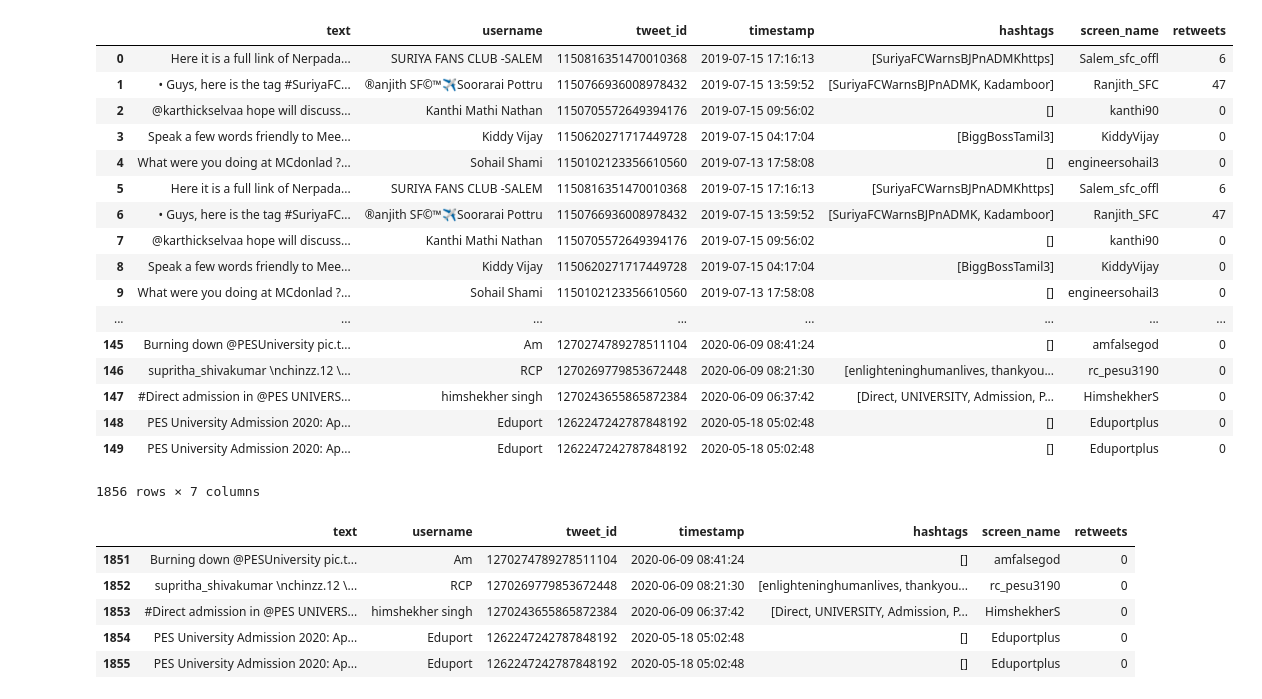
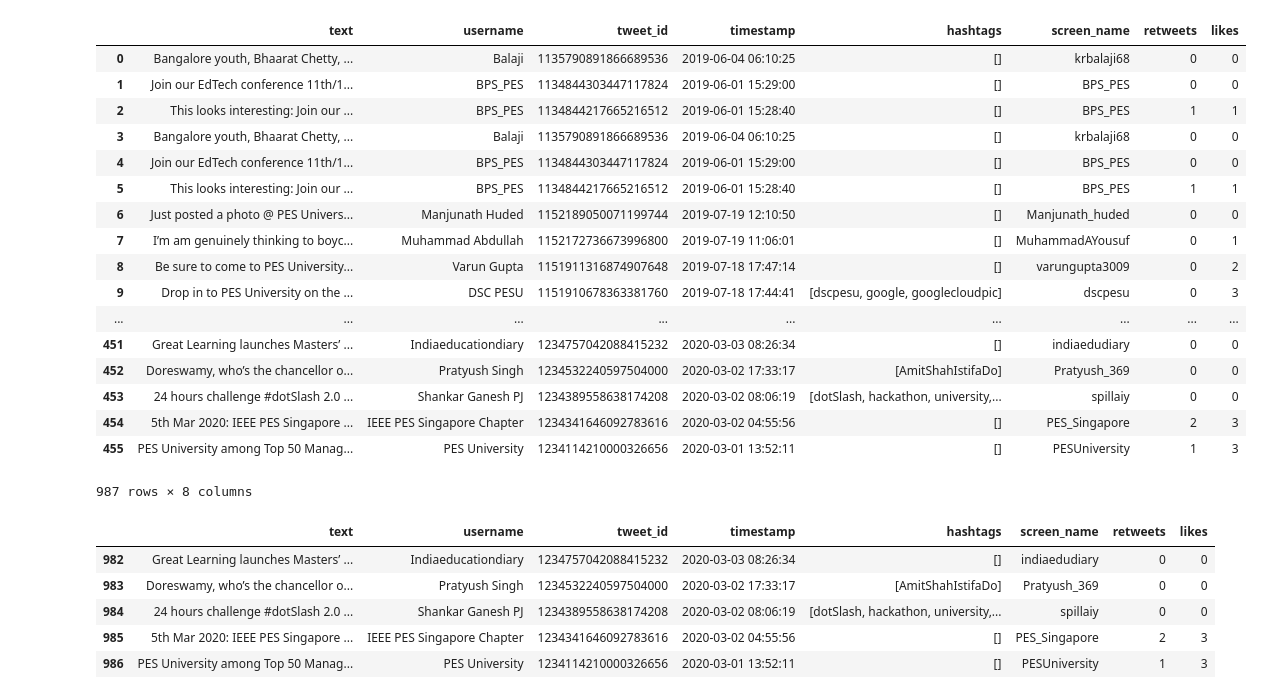
Before and after one commit to urmikakasi/UniversityRanking, a Jupyter notebook: Scraping/Twitter/pesu.ipynb, the cells around one changed output. Saved outputs shown, nothing was run; the diff lists cells and outputs as text; code cells hidden in the pictures.

```diff
--- a/Scraping/Twitter/pesu.ipynb
+++ b/Scraping/Twitter/pesu.ipynb
@@ -12,46 +12,46 @@ stopwords = set(stopwords.words('english'))
 lemmatizer = WordNetLemmatizer()
 import numpy as np
 # %%
-pesu1=pd.read_json('pesu1_tweets.json')
-pesu2=pd.read_json('pesu2_tweets.json')
-pesu3=pd.read_json('pesu3_tweets.json')
-pesu4=pd.read_json('pesu4_tweets.json')
-pesu5=pd.read_json('pesu5_tweets.json')
-pesu6=pd.read_json('pesu6_tweets.json')
+pesu1=pd.read_json('pesu1.json')
+pesu2=pd.read_json('pesu2.json')
+#pesu3=pd.read_json('pesu3_tweets.json')
+#pesu4=pd.read_json('pesu4_tweets.json')
+#pesu5=pd.read_json('pesu5_tweets.json')
+#pesu6=pd.read_json('pesu6_tweets.json')
 # %%
-tweets_df = pd.concat([pesu1,pesu2,pesu3,pesu4,pesu5,pesu6], axis=0)
-tweets_df = tweets_df.loc[:, ['text' , 'username' ,'tweet_id', 'timestamp' ,'hashtags' , 'screen_name','retweets']]
+tweets_df = pd.concat([pesu1,pesu2], axis=0)
+tweets_df = tweets_df.loc[:, ['text' , 'username' ,'tweet_id', 'timestamp' ,'hashtags' , 'screen_name','retweets','likes']]
 tweets_df
 # %% [output]
-|  | text | username | tweet_id | timestamp | hashtags | screen_name | retweets |
-| 0 | Here it is a full link of Nerpada... | SURIYA FANS CLUB -SALEM | 1150816351470010368 | 2019-07-15 17:16:13 | [SuriyaFCWarnsBJPnADMKhttps] | Salem_sfc_offl | 6 |
-| 1 | • Guys, here is the tag #SuriyaFC... | ®anjith SF©™✈Soorarai Pottru | 1150766936008978432 | 2019-07-15 13:59:52 | [SuriyaFCWarnsBJPnADMK, Kadamboor] | Ranjith_SFC | 47 |
-| 2 | @karthickselvaa hope will discuss... | Kanthi Mathi Nathan | 1150705572649394176 | 2019-07-15 09:56:02 | [] | kanthi90 | 0 |
-| 3 | Speak a few words friendly to Mee... | Kiddy Vijay | 1150620271717449728 | 2019-07-15 04:17:04 | [BiggBossTamil3] | KiddyVijay | 0 |
-| 4 | What were you doing at MCdonlad ?... | Sohail Shami | 1150102123356610560 | 2019-07-13 17:58:08 | [] | engineersohail3 | 0 |
-| 5 | Here it is a full link of Nerpada... | SURIYA FANS CLUB -SALEM | 1150816351470010368 | 2019-07-15 17:16:13 | [SuriyaFCWarnsBJPnADMKhttps] | Salem_sfc_offl | 6 |
-| 6 | • Guys, here is the tag #SuriyaFC... | ®anjith SF©™✈Soorarai Pottru | 1150766936008978432 | 2019-07-15 13:59:52 | [SuriyaFCWarnsBJPnADMK, Kadamboor] | Ranjith_SFC | 47 |
-| 7 | @karthickselvaa hope will discuss... | Kanthi Mathi Nathan | 1150705572649394176 | 2019-07-15 09:56:02 | [] | kanthi90 | 0 |
-| 8 | Speak a few words friendly to Mee... | Kiddy Vijay | 1150620271717449728 | 2019-07-15 04:17:04 | [BiggBossTamil3] | KiddyVijay | 0 |
-| 9 | What were you doing at MCdonlad ?... | Sohail Shami | 1150102123356610560 | 2019-07-13 17:58:08 | [] | engineersohail3 | 0 |
-| ... | ... | ... | ... | ... | ... | ... | ... |
-| 145 | Burning down @PESUniversity pic.t... | Am | 1270274789278511104 | 2020-06-09 08:41:24 | [] | amfalsegod | 0 |
-| 146 | supritha_shivakumar \nchinzz.12 \... | RCP | 1270269779853672448 | 2020-06-09 08:21:30 | [enlighteninghumanlives, thankyou... | rc_pesu3190 | 0 |
-| 147 | #Direct admission in @PES UNIVERS... | himshekher singh | 1270243655865872384 | 2020-06-09 06:37:42 | [Direct, UNIVERSITY, Admission, P... | HimshekherS | 0 |
-| 148 | PES University Admission 2020: Ap... | Eduport | 1262247242787848192 | 2020-05-18 05:02:48 | [] | Eduportplus | 0 |
-| 149 | PES University Admission 2020: Ap... | Eduport | 1262247242787848192 | 2020-05-18 05:02:48 | [] | Eduportplus | 0 |
+|  | text | username | tweet_id | timestamp | hashtags | screen_name | retweets | likes |
+| 0 | Bangalore youth, Bhaarat Chetty, ... | Balaji | 1135790891866689536 | 2019-06-04 06:10:25 | [] | krbalaji68 | 0 | 0 |
+| 1 | Join our EdTech conference 11th/1... | BPS_PES | 1134844303447117824 | 2019-06-01 15:29:00 | [] | BPS_PES | 0 | 0 |
+| 2 | This looks interesting: Join our ... | BPS_PES | 1134844217665216512 | 2019-06-01 15:28:40 | [] | BPS_PES | 1 | 1 |
+| 3 | Bangalore youth, Bhaarat Chetty, ... | Balaji | 1135790891866689536 | 2019-06-04 06:10:25 | [] | krbalaji68 | 0 | 0 |
+| 4 | Join our EdTech conference 11th/1... | BPS_PES | 1134844303447117824 | 2019-06-01 15:29:00 | [] | BPS_PES | 0 | 0 |
+| 5 | This looks interesting: Join our ... | BPS_PES | 1134844217665216512 | 2019-06-01 15:28:40 | [] | BPS_PES | 1 | 1 |
+| 6 | Just posted a photo @ PES Univers... | Manjunath Huded | 1152189050071199744 | 2019-07-19 12:10:50 | [] | Manjunath_huded | 0 | 0 |
+| 7 | I’m am genuinely thinking to boyc... | Muhammad Abdullah | 1152172736673996800 | 2019-07-19 11:06:01 | [] | MuhammadAYousuf | 0 | 1 |
+| 8 | Be sure to come to PES University... | Varun Gupta | 1151911316874907648 | 2019-07-18 17:47:14 | [] | varungupta3009 | 0 | 2 |
+| 9 | Drop in to PES University on the ... | DSC PESU | 1151910678363381760 | 2019-07-18 17:44:41 | [dscpesu, google, googlecloudpic] | dscpesu | 0 | 3 |
+| ... | ... | ... | ... | ... | ... | ... | ... | ... |
+| 451 | Great Learning launches Masters’ ... | Indiaeducationdiary | 1234757042088415232 | 2020-03-03 08:26:34 | [] | indiaedudiary | 0 | 0 |
+| 452 | Doreswamy, who’s the chancellor o... | Pratyush Singh | 1234532240597504000 | 2020-03-02 17:33:17 | [AmitShahIstifaDo] | Pratyush_369 | 0 | 0 |
+| 453 | 24 hours challenge #dotSlash 2.0 ... | Shankar Ganesh PJ | 1234389558638174208 | 2020-03-02 08:06:19 | [dotSlash, hackathon, university,... | spillaiy | 0 | 0 |
+| 454 | 5th Mar 2020: IEEE PES Singapore ... | IEEE PES Singapore Chapter | 1234341646092783616 | 2020-03-02 04:55:56 | [] | PES_Singapore | 2 | 3 |
+| 455 | PES University among Top 50 Manag... | PES University | 1234114210000326656 | 2020-03-01 13:52:11 | [] | PESUniversity | 1 | 3 |
-1856 rows × 7 columns
+987 rows × 8 columns
 # %%
 tweets_df.reset_index(drop=True, inplace=True)
 # %%
 tweets_df.tail()
 # %% [output]
-|  | text | username | tweet_id | timestamp | hashtags | screen_name | retweets |
-| 1851 | Burning down @PESUniversity pic.t... | Am | 1270274789278511104 | 2020-06-09 08:41:24 | [] | amfalsegod | 0 |
-| 1852 | supritha_shivakumar \nchinzz.12 \... | RCP | 1270269779853672448 | 2020-06-09 08:21:30 | [enlighteninghumanlives, thankyou... | rc_pesu3190 | 0 |
-| 1853 | #Direct admission in @PES UNIVERS... | himshekher singh | 1270243655865872384 | 2020-06-09 06:37:42 | [Direct, UNIVERSITY, Admission, P... | HimshekherS | 0 |
-| 1854 | PES University Admission 2020: Ap... | Eduport | 1262247242787848192 | 2020-05-18 05:02:48 | [] | Eduportplus | 0 |
-| 1855 | PES University Admission 2020: Ap... | Eduport | 1262247242787848192 | 2020-05-18 05:02:48 | [] | Eduportplus | 0 |
+|  | text | username | tweet_id | timestamp | hashtags | screen_name | retweets | likes |
+| 982 | Great Learning launches Masters’ ... | Indiaeducationdiary | 1234757042088415232 | 2020-03-03 08:26:34 | [] | indiaedudiary | 0 | 0 |
+| 983 | Doreswamy, who’s the chancellor o... | Pratyush Singh | 1234532240597504000 | 2020-03-02 17:33:17 | [AmitShahIstifaDo] | Pratyush_369 | 0 | 0 |
+| 984 | 24 hours challenge #dotSlash 2.0 ... | Shankar Ganesh PJ | 1234389558638174208 | 2020-03-02 08:06:19 | [dotSlash, hackathon, university,... | spillaiy | 0 | 0 |
+| 985 | 5th Mar 2020: IEEE PES Singapore ... | IEEE PES Singapore Chapter | 1234341646092783616 | 2020-03-02 04:55:56 | [] | PES_Singapore | 2 | 3 |
+| 986 | PES University among Top 50 Manag... | PES University | 1234114210000326656 | 2020-03-01 13:52:11 | [] | PESUniversity | 1 | 3 |
 # %%
 tweets_df = tweets_df[~tweets_df.index.duplicated()]
 uni_tweets = tweets_df.loc[tweets_df['screen_name'].isin(['PESUniversity','dscpesu','pesu_io'])]
```
Also changed, not shown: parts of 7 cells of this notebook, 31 other files.
